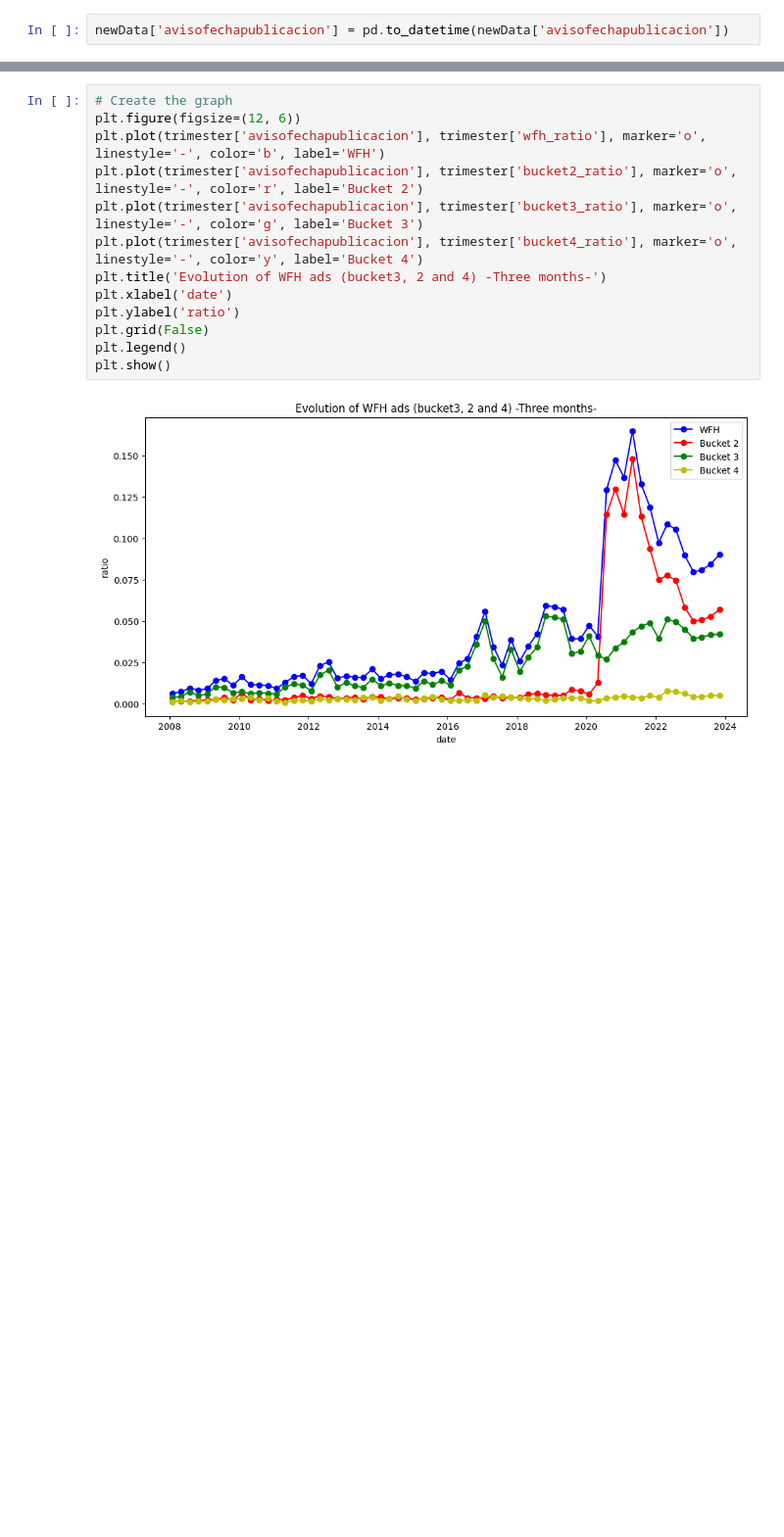
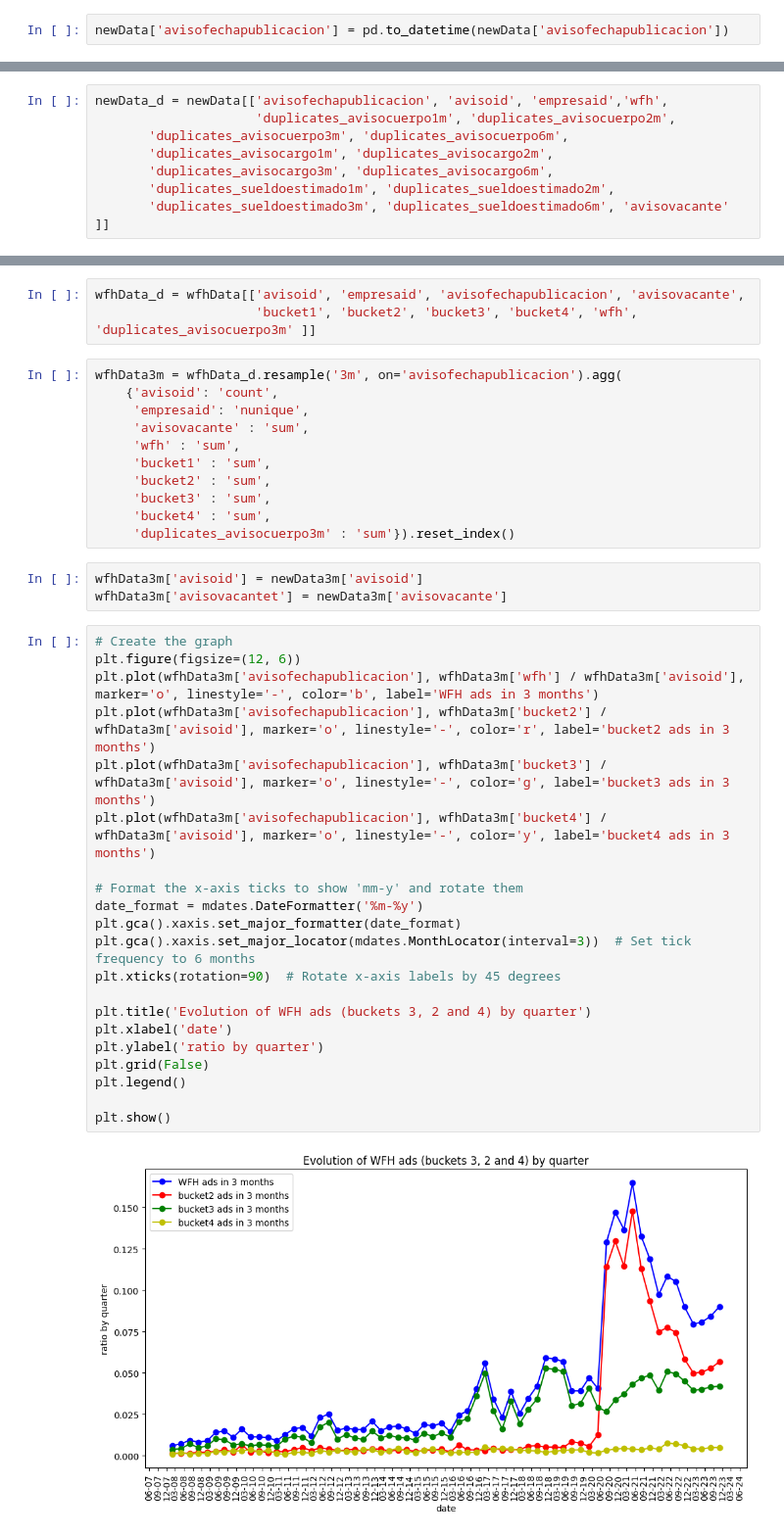
Before and after one commit to oejaramillo/WFH-Project, a Jupyter notebook: graphs 2.ipynb, the cells around one changed output, grey strips where cells are left out. Shown at 98% size. Drawn from its saved outputs; the diff is of its cells as text; blank space fills up the shorter version.

```diff
--- a/graphs 2.ipynb
+++ b/graphs 2.ipynb
@@ -71,0 +68,8 @@ trimester['wfh_ratio'] = trimester['wfh']/trimester['avisoid']
+# %%
+newData_d = newData[['avisofechapublicacion', 'avisoid', 'empresaid','wfh',
+                     'duplicates_avisocuerpo1m', 'duplicates_avisocuerpo2m',
+       'duplicates_avisocuerpo3m', 'duplicates_avisocuerpo6m',
+       'duplicates_avisocargo1m', 'duplicates_avisocargo2m',
+       'duplicates_avisocargo3m', 'duplicates_avisocargo6m',
+       'duplicates_sueldoestimado1m', 'duplicates_sueldoestimado2m',
+       'duplicates_sueldoestimado3m', 'duplicates_sueldoestimado6m', 'avisovacante' ]]
@@ -100,15 +377,40 @@ plt.show()
+# %%
+wfhData_d = wfhData[['avisoid', 'empresaid', 'avisofechapublicacion', 'avisovacante',
+                     'bucket1', 'bucket2', 'bucket3', 'bucket4', 'wfh', 'duplicates_avisocuerpo3m' ]]
+# %%
+wfhData3m = wfhData_d.resample('3m', on='avisofechapublicacion').agg(
+    {'avisoid': 'count',
+     'empresaid': 'nunique',
+     'avisovacante' : 'sum',
+     'wfh' : 'sum',
+     'bucket1' : 'sum',
+     'bucket2' : 'sum',
+     'bucket3' : 'sum',
+     'bucket4' : 'sum',
+     'duplicates_avisocuerpo3m' : 'sum'}).reset_index()
+# %%
+wfhData3m['avisoid'] = newData3m['avisoid']
+wfhData3m['avisovacantet'] = newData3m['avisovacante']
 # %%
 # Create the graph
 plt.figure(figsize=(12, 6))
-plt.plot(trimester['avisofechapublicacion'], trimester['wfh_ratio'], marker='o', linestyle='-', color='b', label='WFH')
-plt.plot(trimester['avisofechapublicacion'], trimester['bucket2_ratio'], marker='o', linestyle='-', color='r', label='Bucket 2')
-plt.plot(trimester['avisofechapublicacion'], trimester['bucket3_ratio'], marker='o', linestyle='-', color='g', label='Bucket 3')
-plt.plot(trimester['avisofechapublicacion'], trimester['bucket4_ratio'], marker='o', linestyle='-', color='y', label='Bucket 4')
-plt.title('Evolution of WFH ads (bucket3, 2 and 4) -Three months-')
+plt.plot(wfhData3m['avisofechapublicacion'], wfhData3m['wfh'] / wfhData3m['avisoid'], marker='o', linestyle='-', color='b', label='WFH ads in 3 months')
+plt.plot(wfhData3m['avisofechapublicacion'], wfhData3m['bucket2'] / wfhData3m['avisoid'], marker='o', linestyle='-', color='r', label='bucket2 ads in 3 months')
+plt.plot(wfhData3m['avisofechapublicacion'], wfhData3m['bucket3'] / wfhData3m['avisoid'], marker='o', linestyle='-', color='g', label='bucket3 ads in 3 months')
+plt.plot(wfhData3m['avisofechapublicacion'], wfhData3m['bucket4'] / wfhData3m['avisoid'], marker='o', linestyle='-', color='y', label='bucket4 ads in 3 months')
+
+# Format the x-axis ticks to show 'mm-y' and rotate them
+date_format = mdates.DateFormatter('%m-%y')
+plt.gca().xaxis.set_major_formatter(date_format)
+plt.gca().xaxis.set_major_locator(mdates.MonthLocator(interval=3))  # Set tick frequency to 6 months
+plt.xticks(rotation=90)  # Rotate x-axis labels by 45 degrees
+
+plt.title('Evolution of WFH ads (buckets 3, 2 and 4) by quarter')
 plt.xlabel('date')
-plt.ylabel('ratio')
+plt.ylabel('ratio by quarter')
 plt.grid(False)
 plt.legend()
+
 plt.show()
 # %% [output]
-[figure, old version]
+[figure, new version]
```
Also changed, not shown: parts of 36 cells of this notebook, 5 other files.
